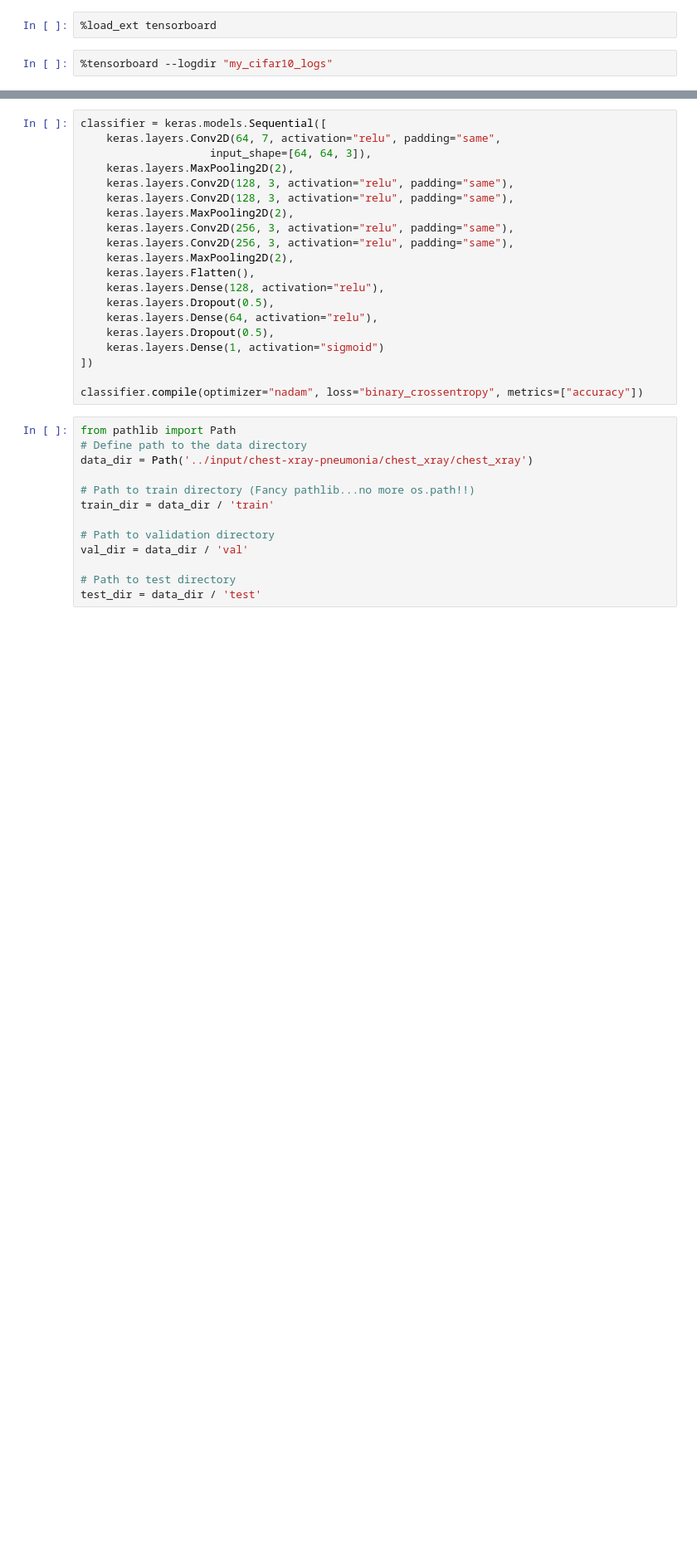
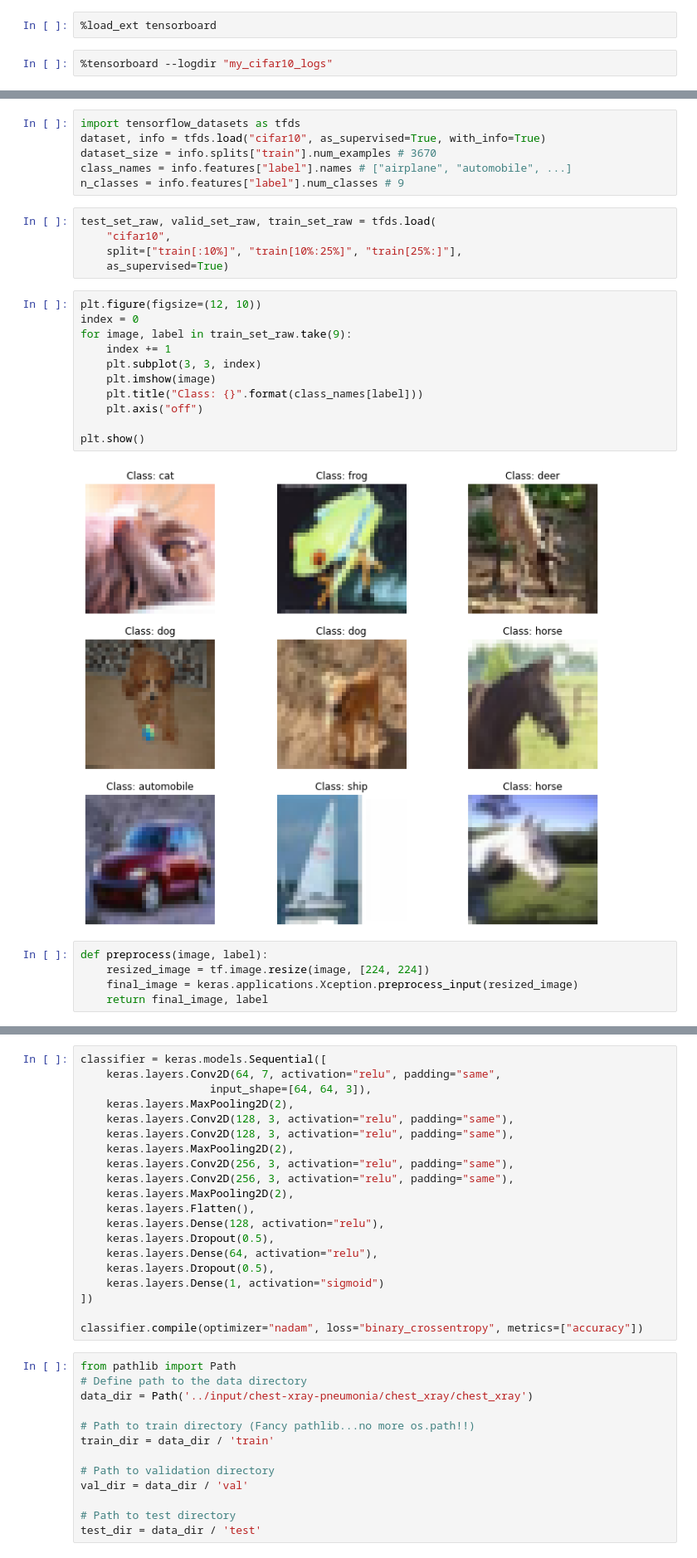
Before and after one commit to EDequidt/tp_image_deeplearningynov, a Jupyter notebook: cnn_bastien.ipynb, the cells around one changed output, grey strips where cells are left out. Shown at 83% size. Cells and saved outputs as stored; diff of their text form; blank space fills up the shorter version.

Commit message:
Ajout transfer learning Xception

```diff
--- a/cnn_bastien.ipynb
+++ b/cnn_bastien.ipynb
@@ -122,0 +184,29 @@ model.evaluate(X_test_scaled, y_test)
+# %%
+import tensorflow_datasets as tfds
+dataset, info = tfds.load("cifar10", as_supervised=True, with_info=True)
+dataset_size = info.splits["train"].num_examples # 3670
+class_names = info.features["label"].names # ["airplane", "automobile", ...]
+n_classes = info.features["label"].num_classes # 9
+# %%
+test_set_raw, valid_set_raw, train_set_raw = tfds.load(
+    "cifar10",
+    split=["train[:10%]", "train[10%:25%]", "train[25%:]"],
+    as_supervised=True)
+# %%
+plt.figure(figsize=(12, 10))
+index = 0
+for image, label in train_set_raw.take(9):
+    index += 1
+    plt.subplot(3, 3, index)
+    plt.imshow(image)
+    plt.title("Class: {}".format(class_names[label]))
+    plt.axis("off")
+
+plt.show()
+# %% [output]
+[figure, added]
+# %%
+def preprocess(image, label):
+    resized_image = tf.image.resize(image, [224, 224])
+    final_image = keras.applications.Xception.preprocess_input(resized_image)
+    return final_image, label
```
Also changed, not shown: parts of 37 cells of this notebook.
